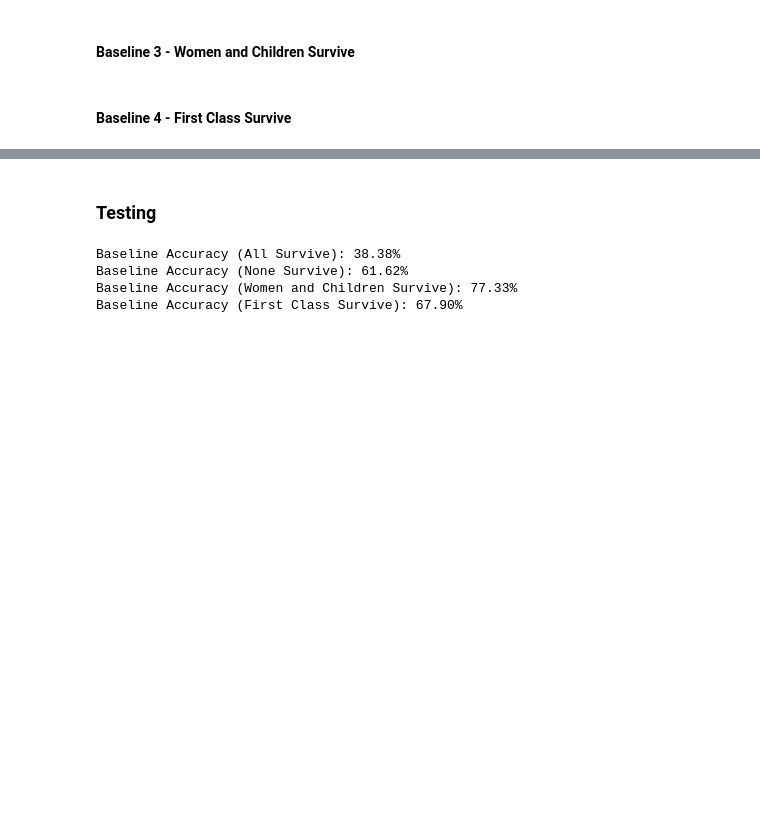
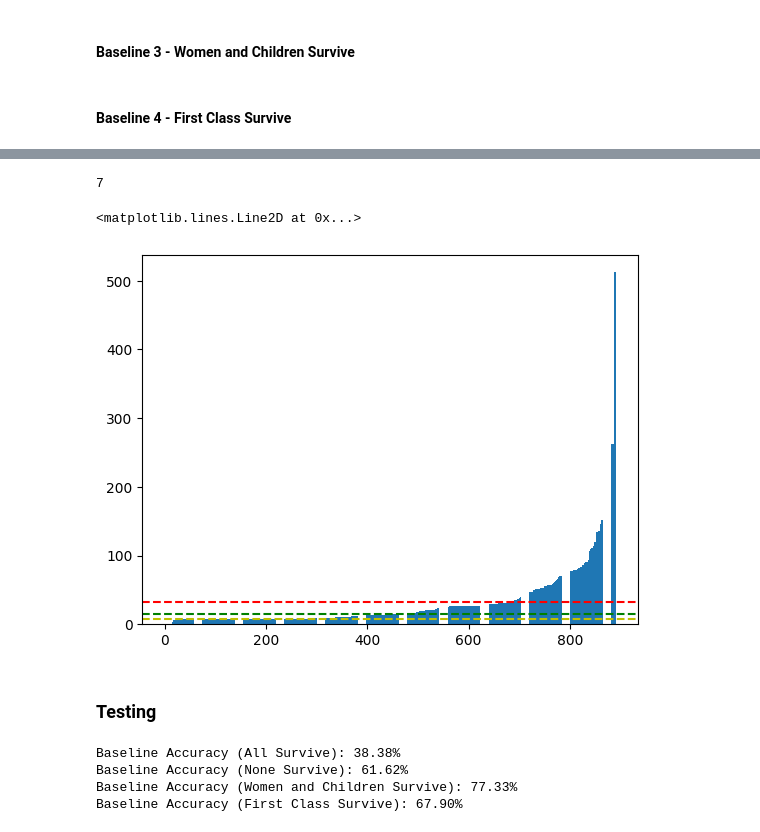
Before and after one commit to barryhokeeffe/kaggle, a Jupyter notebook: titanic/titanic.ipynb, the cells around one changed output, grey strips where cells are left out. Saved outputs shown, nothing was run; the diff lists cells and outputs as text; code cells hidden in the pictures; blank space fills up the shorter version.

```diff
--- a/titanic/titanic.ipynb
+++ b/titanic/titanic.ipynb
@@ -93,0 +111,20 @@ df_first_class.loc[df_first_class['Pclass'] == 1, 'Predicted Survival'] = 1
+# %%
+fares = df_train['Fare'].astype(int)
+stats.mode(fares)[0].item()
+# %% [output]
+7
+# %%
+median_fare = np.median(df_train['Fare'])
+modal_fare = stats.mode(df_train['Fare'].astype(int))[0].item()
+mean_fare = np.mean(df_train['Fare'])
+# %%
+## fare
+fares = df_train['Fare']
+fares_sorted = fares.sort_values(ascending=True)
+plt.bar(df_train.index, fares_sorted)
+plt.axhline(y=median_fare, ls="--", color="g")
+plt.axhline(y=modal_fare, ls="--", color="y")
+plt.axhline(y=mean_fare, ls="--", color="r")
+# %% [output]
+<matplotlib.lines.Line2D at 0x...>
+[figure, added]
```
Also changed, not shown: parts of 7 cells of this notebook.
